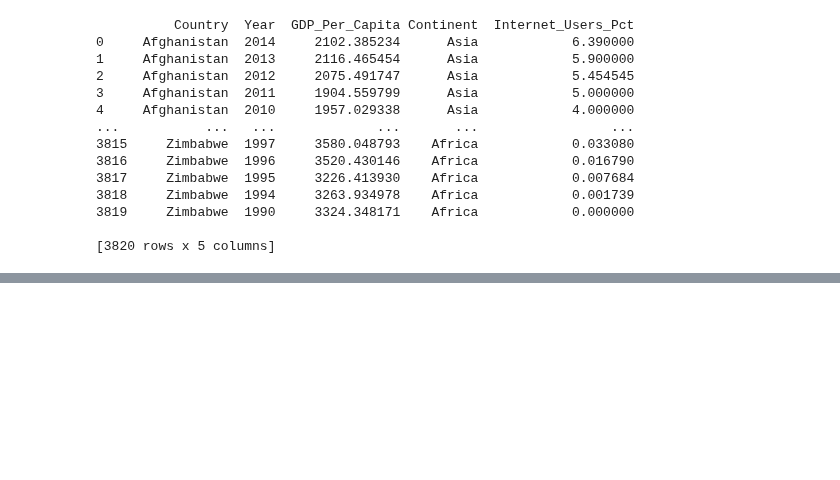
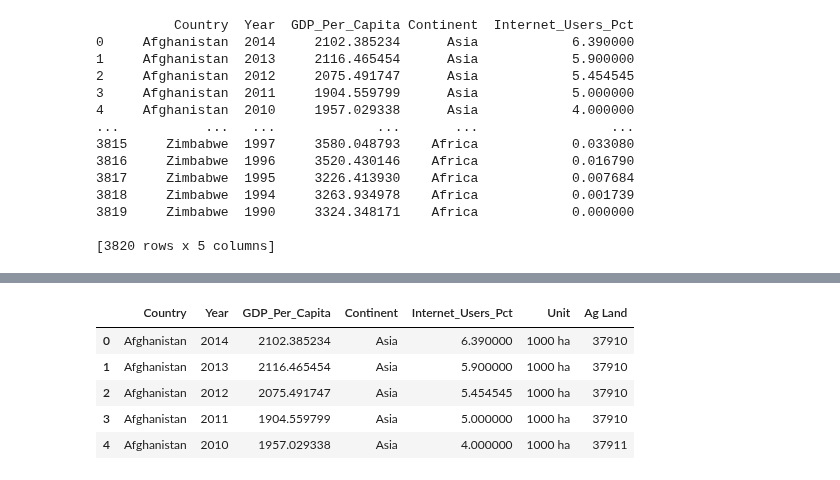
Before and after one commit to nss-data-science-cohort-5/un_exploration-ccmerry, a Jupyter notebook: notebooks/UN_Data_Exploration.ipynb, the cells around one changed output, grey strips where cells are left out. Drawn from its saved outputs; the diff is of its cells as text; code cells hidden in the pictures; blank space fills up the shorter version.

```diff
--- a/notebooks/UN_Data_Exploration.ipynb
+++ b/notebooks/UN_Data_Exploration.ipynb
@@ -515,0 +586,9 @@ print(new_join)
+# %%
+gdp_and_internet_use_and_ag.head()
+# %% [output]
+|  | Country | Year | GDP_Per_Capita | Continent | Internet_Users_Pct | Unit | Ag Land |
+| 0 | Afghanistan | 2014 | 2102.385234 | Asia | 6.390000 | 1000 ha | 37910 |
+| 1 | Afghanistan | 2013 | 2116.465454 | Asia | 5.900000 | 1000 ha | 37910 |
+| 2 | Afghanistan | 2012 | 2075.491747 | Asia | 5.454545 | 1000 ha | 37910 |
+| 3 | Afghanistan | 2011 | 1904.559799 | Asia | 5.000000 | 1000 ha | 37910 |
+| 4 | Afghanistan | 2010 | 1957.029338 | Asia | 4.000000 | 1000 ha | 37911 |
```
Also changed, not shown: parts of 29 cells of this notebook.
